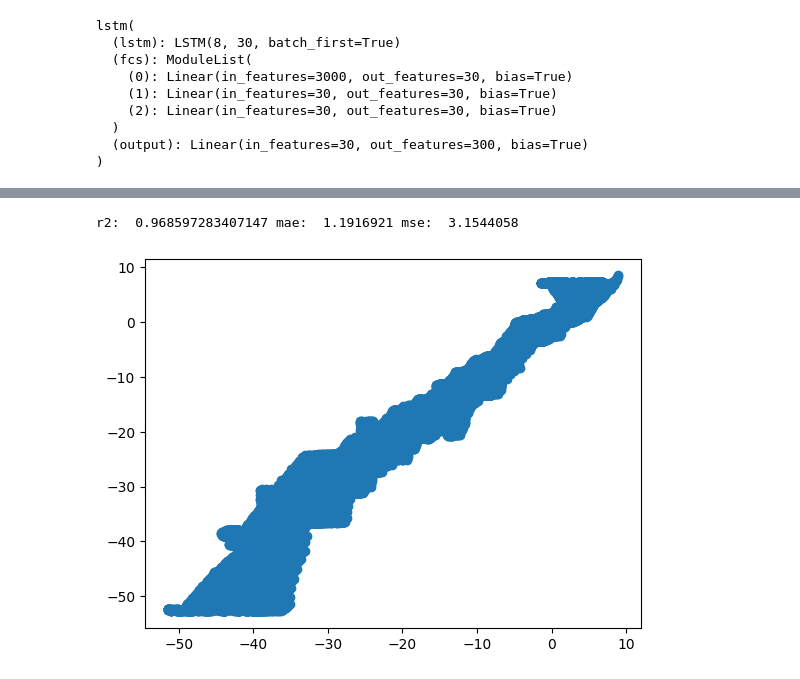
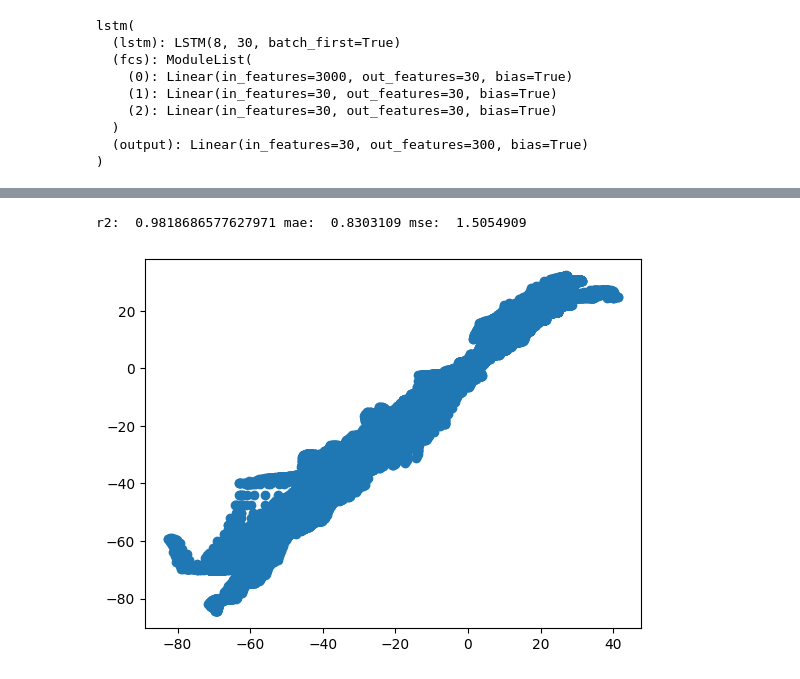
Before and after one commit to ericfonseca95/kmk, a Jupyter notebook: notebooks/LSTM_PRETRAIN.ipynb, the cells around one changed output, grey strips where cells are left out. Drawn from its saved outputs; the diff is of its cells as text; code cells hidden in the pictures.

Commit message:
update with batch_predict and prettier plots
update with batch_predict and prettier plots

```diff
--- a/notebooks/LSTM_PRETRAIN.ipynb
+++ b/notebooks/LSTM_PRETRAIN.ipynb
@@ -187,6 +230,16 @@ train_data.X.shape
+# %%
+test_data = Dataset_LSTM(test_df, sort_column=['Subject'], window_size=100, stride=5)
+# %%
+train_data.X.shape, test_data.X.shape
+from sklearn.preprocessing import StandardScaler
+scale = StandardScaler()
+train_data.X = scale.fit_transform(train_data.X.reshape(-1, train_data.num_features)).reshape(train_data.X.shape)
+test_data.X = scale.transform(test_data.X.reshape(-1, test_data.num_features)).reshape(test_data.X.shape)
 # %%
 train_data.X = torch.from_numpy(train_data.X).float()
 train_data.Y = torch.from_numpy(train_data.Y).float()
+test_data.X = torch.from_numpy(test_data.X).float()
+test_data.Y = torch.from_numpy(test_data.Y).float()
 # %%
 train_data[0]
 # %% [output]
@@ -278,0 +315,12 @@ KeyboardInterrupt:
+# %%
+import gc
+def batch_predict(model, input, batch_size=500):
+    n_batches = int(np.ceil(input.shape[0] / batch_size))
+    for i in range(n_batches):
+        gc.collect()
+        torch.cuda.empty_cache()
+        if i == 0:
+            output = model(input[i*batch_size:(i+1)*batch_size]).detach().cpu()
+        else:
+            output = torch.cat((output, model(input[i*batch_size:(i+1)*batch_size]).detach().cpu())).detach().cpu()
+    return output
@@ -296,14 +362,15 @@ r2:  0.9606000042772169 mae:  0.9760277 mse:  1.935222
 # %%
-pred = model(torch.from_numpy(test_data.X[0:n]).float().to('cuda')).detach().cpu().numpy().reshape(-1,1)
-y_test = torch.from_numpy(test_data.Y[0:n]).float().detach().cpu().numpy().reshape(-1,1)
+model = model.to('cuda')
+pred = batch_predict(model, test_data.X.to('cuda'), batch_size=256*16).reshape(-1,1)
+y_test = test_data.Y.float().detach().cpu().numpy().reshape(-1,1)
 plt.scatter(pred, y_test)
 r2 = r2_score(y_test, pred)
 mae = mean_absolute_error(y_test, pred)
 mse = mean_squared_error(y_test, pred)
 print('r2: ', r2, 'mae: ', mae, 'mse: ', mse)
 # %% [output]
-r2:  0.968597283407147 mae:  1.1916921 mse:  3.1544058
+r2:  0.9818686577627971 mae:  0.8303109 mse:  1.5054909
-[figure, old version]
+[figure, new version]
 # %%
 # plot a sample of the data
 n = np.random.randint(0, len(test_data.X))
```
Also changed, not shown: parts of 30 cells of this notebook, 2 other files.
